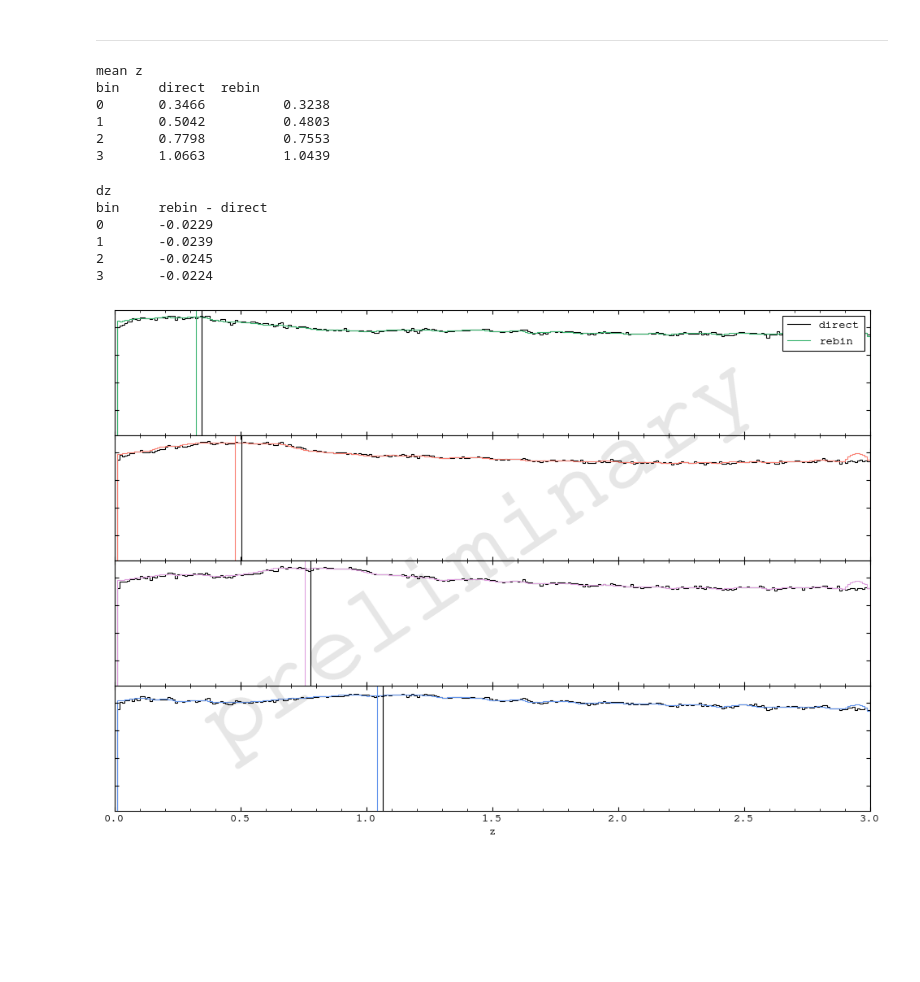
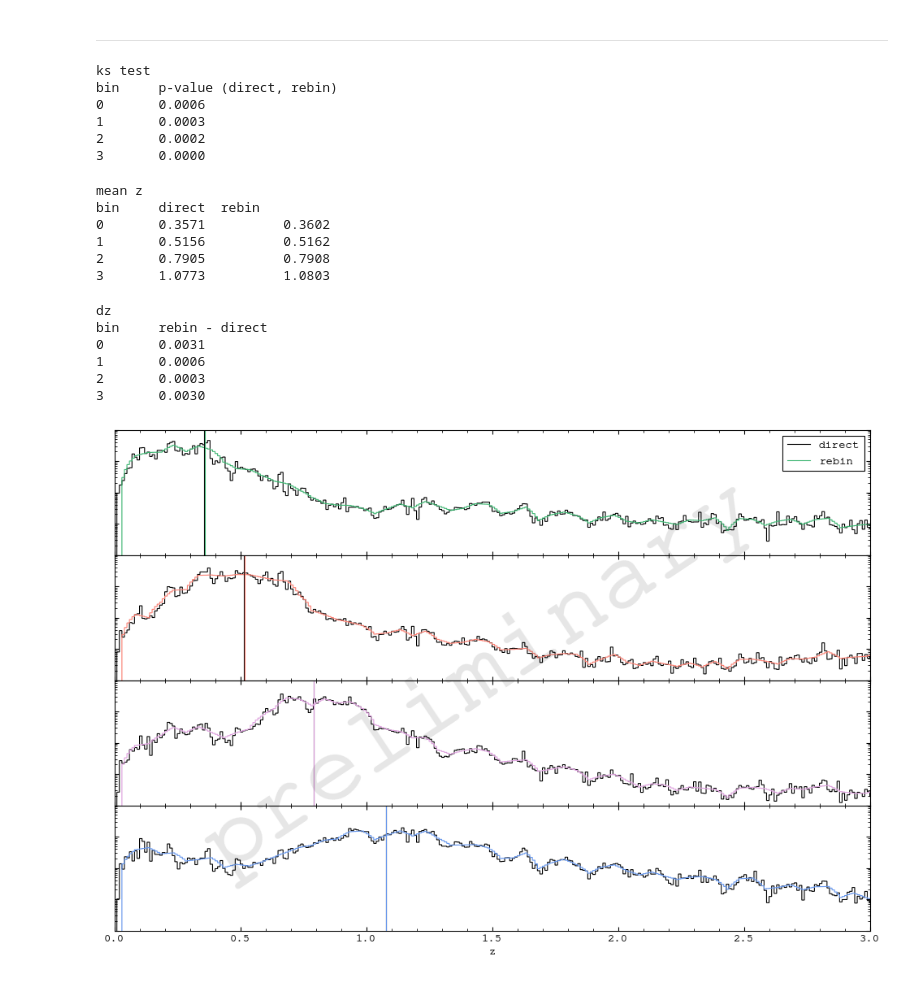
Before and after one commit to sidneymau/des-y6-image-sims-analysis, a Jupyter notebook: notebooks/2025_02_17_tomography/binning.ipynb, the cells around one changed output. Saved outputs shown, nothing was run; the diff lists cells and outputs as text; code cells hidden in the pictures; blank space fills up the shorter version.

```diff
--- a/notebooks/2025_02_17_tomography/binning.ipynb
+++ b/notebooks/2025_02_17_tomography/binning.ipynb
@@ -325,17 +378,40 @@ for tomographic_bin in lib.const.TOMOGRAPHIC_BINS:
     Z = _Z[bhat_msk]
     response_weight = (weights_sim * response_sim)[bhat_msk]
     nz = np.histogram(Z, zbins_005, weights=response_weight, density=True)[0]
+    # nz = np.append([0], nz)
 
-    #Pileup at z=3
-    idx = np.min(np.where(zbins_005 >= 3)) - 1
-    nz[idx] = np.sum(nz[idx:])
-    nz = nz[:idx + 1]
+    # Pileup at z=3
+    # idx = np.min(np.where(zbins_005 >= 3)) - 1
+    # nz[idx] = np.sum(nz[idx:])
+    # nz[idx + 1:] = 0
 
     #Convert to Tz and dz=0.01
     y = rebin_005_to_001(nz)
-    dndz_true = t_001.dndz(y, zvals_001)
+    dndz_true = t_001.dndz(y, zbinsc_001)
+    # dndz_true[0] = 0
 
     nz_rebin_001[tomographic_bin] = dndz_true
+# %%
+print("ks test")
+print(
+    f"bin"
+    f"\tp-value (direct, rebin)"
+)
+for i in lib.const.TOMOGRAPHIC_BINS:
+    ks = stats.kstest(
+        nz_direct_001[i],
+        nz_rebin_001[i],
+    )
+    print(
+        f"{i}\t{ks.pvalue :.4f}"
+    )
+# %% [output]
+ks test
+bin     p-value (direct, rebin)
+0       0.0006
+1       0.0003
+2       0.0002
+3       0.0000
 # %%
 print("mean z")
 print(
@@ -346,17 +422,17 @@ print(
 for i in lib.const.TOMOGRAPHIC_BINS:
     print(
         f"{i}"
-        f"\t{np.average(zvals_001, weights=nz_direct_001[i]) :.4f}"
+        f"\t{np.average(zbinsc_001, weights=nz_direct_001[i]) :.4f}"
         "\t"
-        f"\t{np.average(zvals_001, weights=nz_rebin_001[i]) :.4f}"
+        f"\t{np.average(zbinsc_001, weights=nz_rebin_001[i]) :.4f}"
     )
 # %% [output]
 mean z
 bin     direct  rebin
-0       0.3466          0.3238
-1       0.5042          0.4803
-2       0.7798          0.7553
-3       1.0663          1.0439
+0       0.3571          0.3602
+1       0.5156          0.5162
+2       0.7905          0.7908
+3       1.0773          1.0803
 # %%
 print("dz")
 print(
@@ -366,15 +442,15 @@ print(
 for i in lib.const.TOMOGRAPHIC_BINS:
     print(
         f"{i}"
-        f"\t{np.average(zvals_001, weights=nz_rebin_001[i]) - np.average(zvals_001, weights=nz_direct_001[i]) :.4f}"
+        f"\t{np.average(zbinsc_001, weights=nz_rebin_001[i]) - np.average(zbinsc_001, weights=nz_direct_001[i]) :.4f}"
     )
 # %% [output]
 dz
 bin     rebin - direct
-0       -0.0229
-1       -0.0239
-2       -0.0245
-3       -0.0224
+0       0.0031
+1       0.0006
+2       0.0003
+3       0.0030
 # %%
 fig, axs = plt.subplots(len(lib.const.TOMOGRAPHIC_BINS), 1, figsize=(12, 8), sharex=True, sharey=True)
 
@@ -389,41 +465,42 @@ tomo_colors = {
 
 for i in lib.const.TOMOGRAPHIC_BINS:
     axs[i].axvline(
-        np.average(zvals_001, weights=nz_direct_001[i]),
+        np.average(zbinsc_001, weights=nz_direct_001[i]),
         c="k",
         ls="-",
     )
     axs[i].stairs(
         nz_direct_001[i],
-        edges=zedges_001,
+        edges=zbins_001,
         ec="k",
         ls="-",
         label="direct",
     )
 
     axs[i].axvline(
-        np.average(zvals_001, weights=nz_rebin_001[i]),
+        np.average(zbinsc_001, weights=nz_rebin_001[i]),
         c=tomo_colors[i],
         ls="-",
     )
     axs[i].stairs(
         nz_rebin_001[i],
-        edges=zedges_001,
+        edges=zbins_001,
         ec=tomo_colors[i],
         ls="-",
         label="rebin",
     )
 
 axs[-1].set_xlim(0, 3)
 axs[-1].set_yscale("log")
+axs[-1].set_ylim(1e-3, 1e1)
 
 axs[-1].set_xlabel("z")
 axs[-1].set_yticklabels([])
 
 axs[0].legend(loc="upper right")
 
 watermark(fig)
 
 plt.show()
 # %% [output]
-[figure, old version]
+[figure, new version]
```
Also changed, not shown: parts of 20 cells of this notebook.
